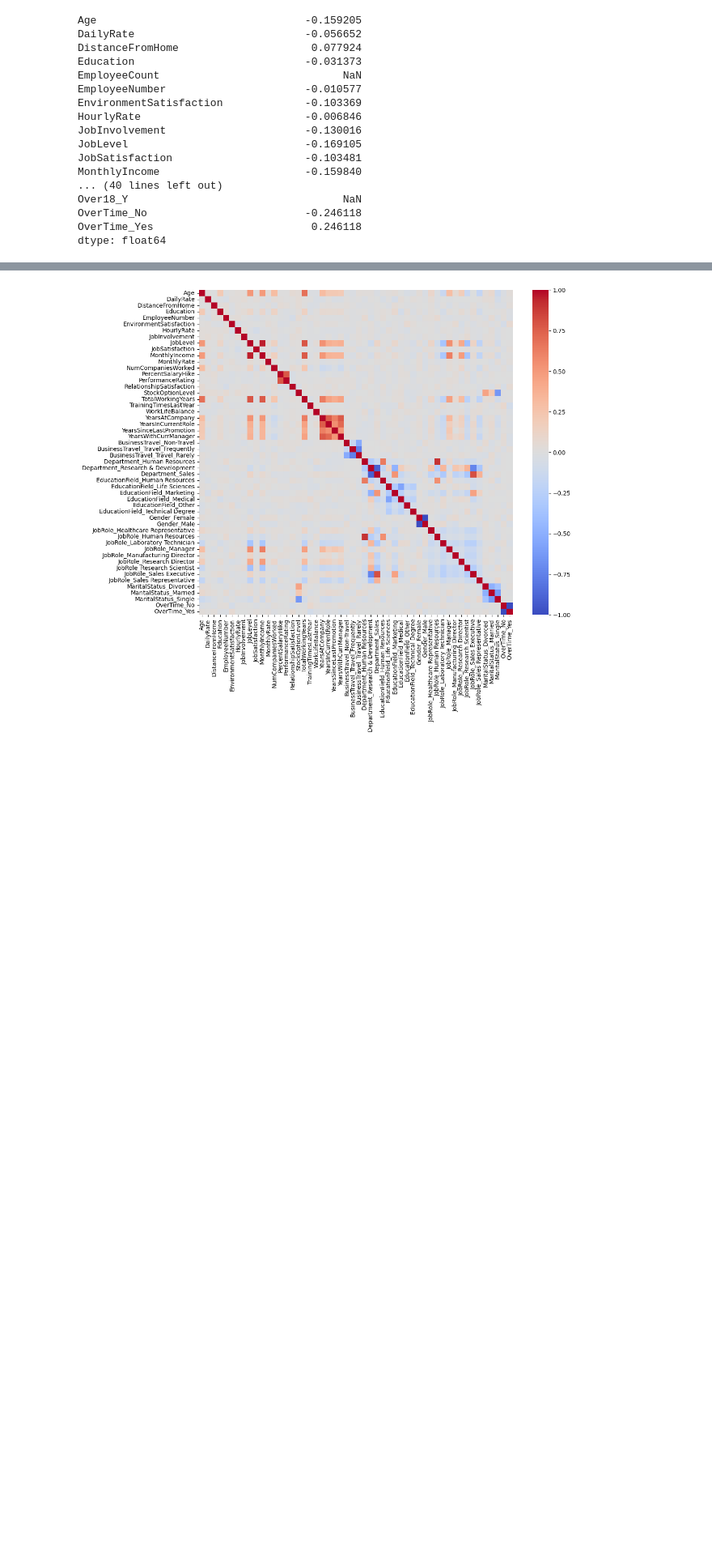
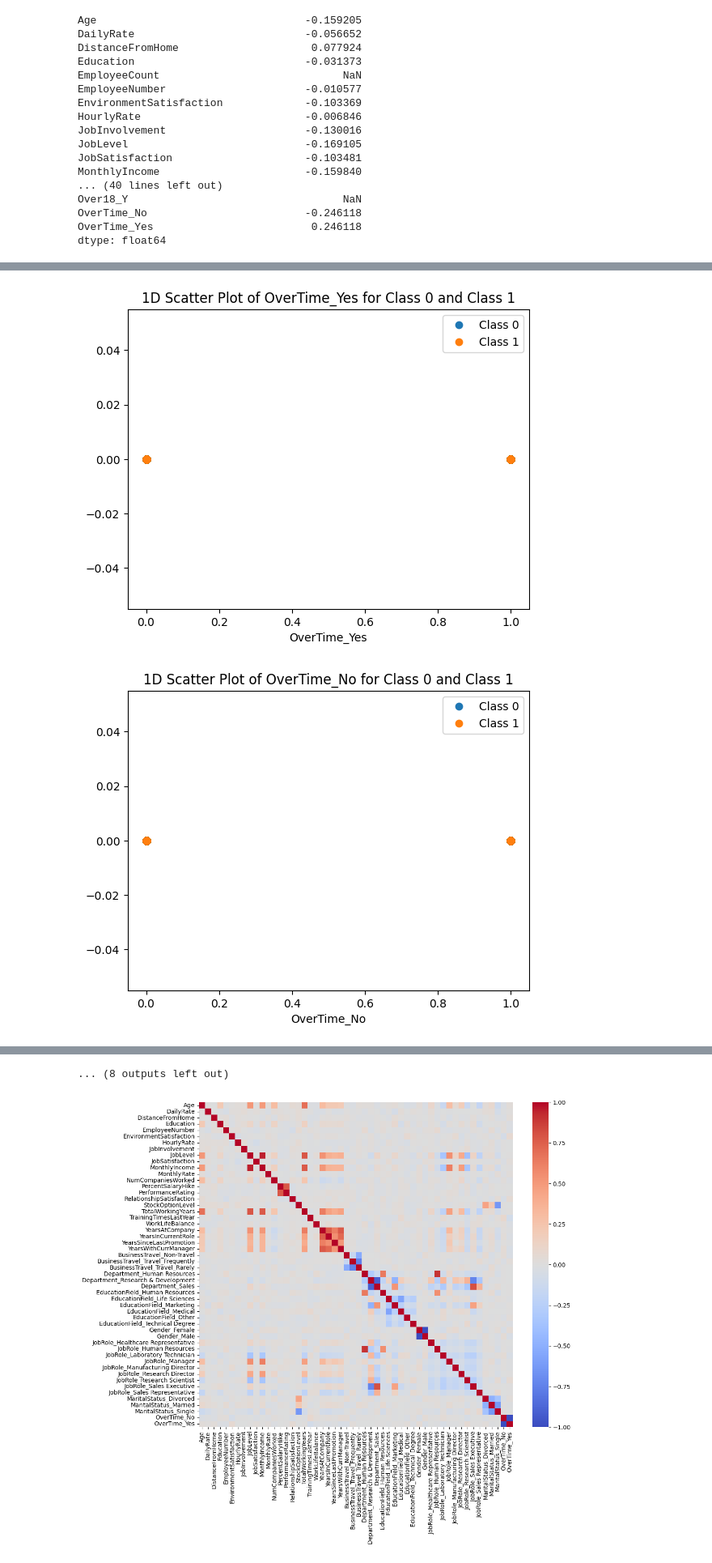
Before and after one commit to NafiuRahman77/CSE-472, a Jupyter notebook: Offline-1/1905077.ipynb, the cells around one changed output, grey strips where cells are left out. Shown at 81% size. Drawn from its saved outputs; the diff is of its cells as text; code cells hidden in the pictures; blank space fills up the shorter version.

```diff
--- a/Offline-1/1905077.ipynb
+++ b/Offline-1/1905077.ipynb
@@ -172,3 +175,6 @@ dtype: float64
 # top 20 columns with highest correlation
 top_20 = correlation.abs().sort_values(ascending=False).head(20)
 features_top_20 = features[top_20.index]
+top_20_columns = top_20.index
+# features_top_20
+correlation[top_20.index]
@@ -174,0 +199,16 @@ features_top_20 = features[top_20.index]
+# %%
+class_0 = features.loc[labels_df['Attrition'] == 0]
+class_1 = features.loc[labels_df['Attrition'] == 1]
+
+# class_0
+# class_1
+for col in top_20_columns:
+    plt.plot(class_0[col], np.zeros_like(class_0[col]), 'o', label='Class 0')
+    plt.plot(class_1[col], np.zeros_like(class_1[col]), 'o', label='Class 1')
+    plt.legend()
+    plt.xlabel(col)
+    plt.title('1D Scatter Plot of ' + col + ' for Class 0 and Class 1')
+    plt.show()
+# %% [output]
+[figure, added]
+[figure, added]
@@ -175,3 +225,4 @@ features_top_20 = features[top_20.index]
+... (8 outputs left out)
 # %%
 # correlation matrix
 correlation_matrix = features.corr()
```
Also changed, not shown: parts of 6 cells of this notebook.
